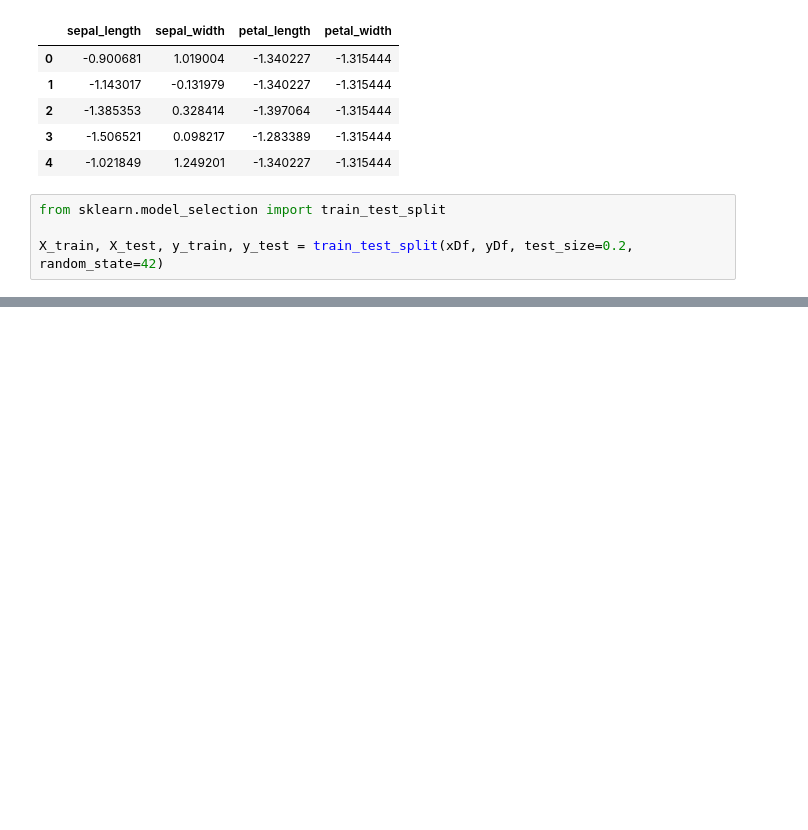
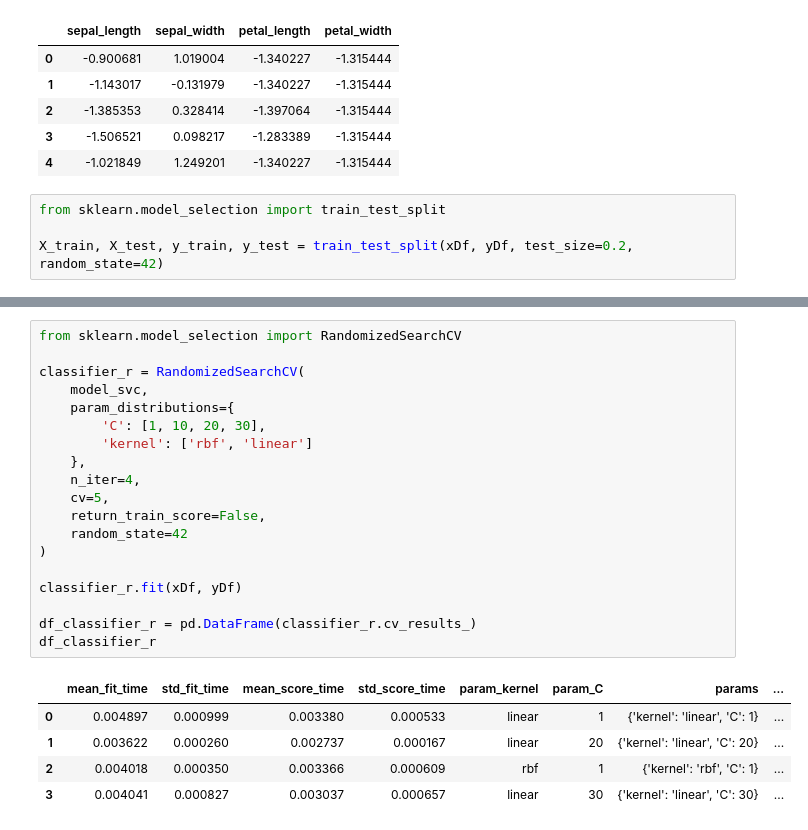
Before and after one commit to MishraShardendu22/Iris-Analysis-Supervised-Learning, a Jupyter notebook: Iris_Data_Analysis.ipynb, the cells around one changed output, grey strips where cells are left out. Cells and saved outputs as stored; diff of their text form; blank space fills up the shorter version.

```diff
--- a/Iris_Data_Analysis.ipynb
+++ b/Iris_Data_Analysis.ipynb
@@ -76,0 +103,25 @@ df_classifier
+# %%
+from sklearn.model_selection import RandomizedSearchCV
+
+classifier_r = RandomizedSearchCV(
+    model_svc,
+    param_distributions={
+        'C': [1, 10, 20, 30],
+        'kernel': ['rbf', 'linear']
+    },
+    n_iter=4,
+    cv=5,
+    return_train_score=False,
+    random_state=42
+)
+
+classifier_r.fit(xDf, yDf)
+
+df_classifier_r = pd.DataFrame(classifier_r.cv_results_)
+df_classifier_r
+# %% [output]
+|  | mean_fit_time | std_fit_time | mean_score_time | std_score_time | param_kernel | param_C | params | ... |
+| 0 | 0.004897 | 0.000999 | 0.003380 | 0.000533 | linear | 1 | {'kernel': 'linear', 'C': 1} | ... |
+| 1 | 0.003622 | 0.000260 | 0.002737 | 0.000167 | linear | 20 | {'kernel': 'linear', 'C': 20} | ... |
+| 2 | 0.004018 | 0.000350 | 0.003366 | 0.000609 | rbf | 1 | {'kernel': 'rbf', 'C': 1} | ... |
+| 3 | 0.004041 | 0.000827 | 0.003037 | 0.000657 | linear | 30 | {'kernel': 'linear', 'C': 30} | ... |
```
Also changed, not shown: parts of 5 cells of this notebook.
